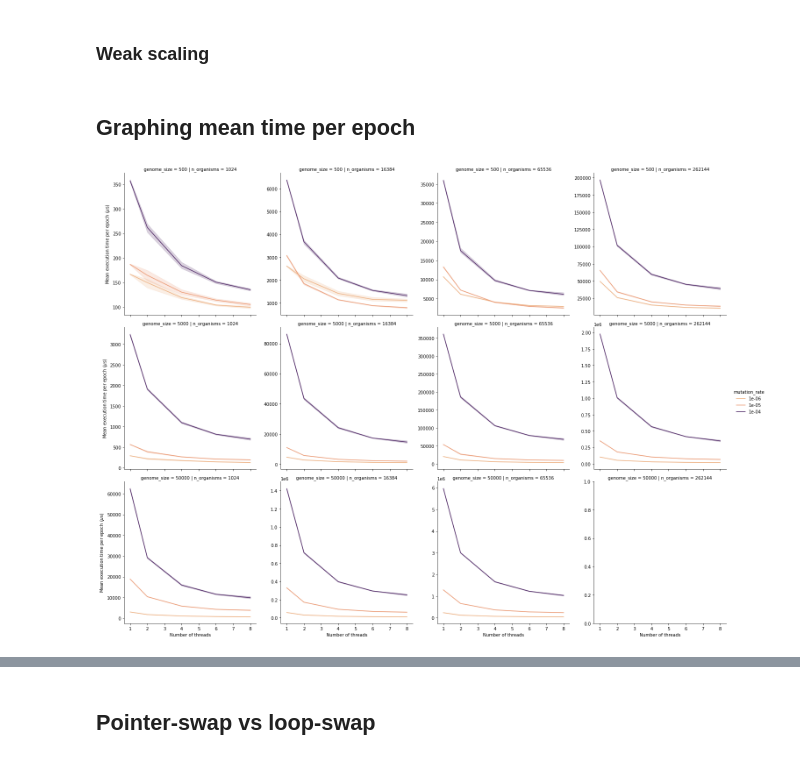
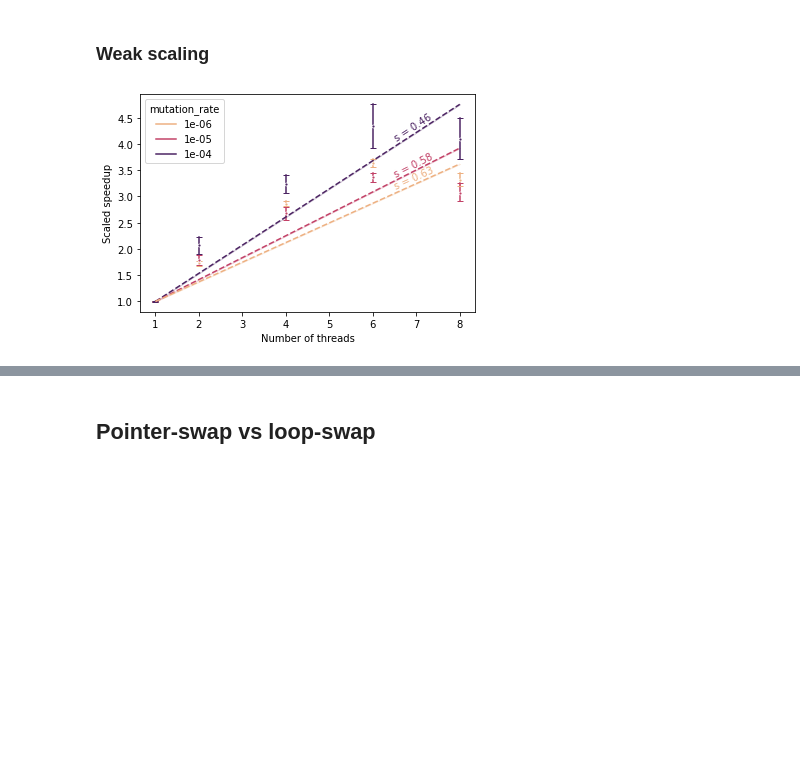
Before and after one commit to teobouvard/aevol-hpc, a Jupyter notebook: report/analysis.ipynb, the cells around one changed output, grey strips where cells are left out. Saved outputs shown, nothing was run; the diff lists cells and outputs as text; code cells hidden in the pictures; blank space fills up the shorter version.

Commit message:
Add Gustafson law benchmark fitting (wrong data, to be corrected)

```diff
--- a/report/analysis.ipynb
+++ b/report/analysis.ipynb
@@ -100,10 +120,10 @@ ax.get_figure().savefig('img/speedup_mutation_rate.pdf', bbox_inches='tight')
 # %%
 ax = sns.lineplot(data=df, x='n_threads', y='strong_speedup', hue='n_organisms', marker=".",
                   linestyle="", err_style='bars', palette="flare", hue_norm=mpl.colors.LogNorm(),
-                 err_kws=dict(capsize=3))
+                  err_kws=dict(capsize=3))
 colors = sorted(list(set(map(tuple, (l.get_c() for l in ax.get_lines())))))
 
-amdahl_params = fit_params(df, "n_organisms", amdahl)
+amdahl_params = fit_params(df, "n_threads", "strong_speedup", "n_organisms", amdahl)
 
 for i, curve in enumerate(sorted(amdahl_params, key=lambda x:x[1][0][0], reverse=False)):
     x_data = curve[0]
@@ -123,10 +143,10 @@ ax.get_figure().savefig('img/speedup_n_organisms.pdf', bbox_inches='tight')
 # %%
 ax = sns.lineplot(data=df, x='n_threads', y='strong_speedup', hue='genome_size', marker=".",
                   linestyle="", err_style='bars', palette="flare", hue_norm=mpl.colors.LogNorm(),
-                 err_kws=dict(capsize=3))
+                  err_kws=dict(capsize=3))
 colors = sorted(list(set(map(tuple, (l.get_c() for l in ax.get_lines())))))
 
-amdahl_params = fit_params(df, "genome_size", amdahl)
+amdahl_params = fit_params(df, "n_threads", "strong_speedup", "genome_size", amdahl)
 
 for i, curve in enumerate(sorted(amdahl_params, key=lambda x:x[1][0][0], reverse=False)):
     x_data = curve[0]
@@ -149,16 +167,37 @@ ax.get_figure().savefig('img/speedup_genome_size.pdf', bbox_inches='tight')
-# %% [markdown]
-## Graphing mean time per epoch
-# %%
-df_no_swp = df[(df['n_organisms'] != 512*512) | (df['genome_size'] != 50000)]
-fig = sns.relplot(data=df_no_swp, x="n_threads", y="time_per_epoch", hue="mutation_rate", col="n_organisms", kind="line", row="genome_size", legend="full", facet_kws={'sharey': False}, palette='flare')
-fig.set_xlabels("Number of threads")
-fig.set_ylabels("Mean execution time per epoch ($\mu$s)")
-
-# fix mix of scientific and decimal notation
-for legend in fig._legend.texts:
-    legend.set_text( f'{float(legend.get_text()):.0e}')
-
-plt.show(fig)
-fig.savefig('img/benchmark_omp_static.pdf')
-# %% [output]
-[figure, removed]
+# %%
+df = pd.read_csv('../benchmarks/weak_scaling_cpu.csv')
+df["n_organisms"] = df["grid_height"] * df["grid_width"]
+df["time_per_epoch"] = df["time"] / N_EPOCHS
+
+for mutation_rate in df["mutation_rate"].unique():
+    for genome_size in df["genome_size"].unique():
+        baseline = df[(df["n_threads"] == 1) & (df["genome_size"] == genome_size) & (df["mutation_rate"] == mutation_rate)]["time_per_epoch"].mean()
+        time_p = df[(df["genome_size"] == genome_size) & (df["mutation_rate"] == mutation_rate)]["time_per_epoch"]
+        n_threads = df[(df["genome_size"] == genome_size) & (df["mutation_rate"] == mutation_rate)]["n_threads"]
+        df.loc[(df["genome_size"] == genome_size) & (df["mutation_rate"] == mutation_rate), "weak_speedup"] = (n_threads * baseline) / time_p
+# %%
+ax = sns.lineplot(data=df, x='n_threads', y='weak_speedup', hue='mutation_rate', marker=".",
+                  linestyle="", err_style='bars', palette="flare", hue_norm=mpl.colors.LogNorm(),
+                  err_kws=dict(capsize=3))
+
+colors = sorted(list(set(map(tuple, (l.get_c() for l in ax.get_lines())))))
+
+gustafson_params = fit_params(df, "n_threads", "weak_speedup", "mutation_rate", gustafson)
+
+for i, curve in enumerate(sorted(gustafson_params, key=lambda x:x[1][0][0], reverse=False)):
+    x_data = curve[0]
+    fitted_param, variance = curve[1]
+    y_data = gustafson(x_data, fitted_param)
+    ax = sns.lineplot(x=x_data, y=y_data, linestyle='--', color=colors[i], legend=None)
+    line_annotate(f's = {fitted_param[0]:.2f}', ax.get_lines()[-1], 7, xytext=(0, 3), color=colors[i])
+
+# fix mix of scientific and decimal notation
+for legend in ax.legend_.texts:
+    legend.set_text(f'{float(legend.get_text()):.0e}')
+
+ax.set_xlabel("Number of threads")
+ax.set_ylabel("Scaled speedup")
+
+ax.get_figure().savefig('img/weak_speedup_mutation_rate.pdf', bbox_inches='tight')
+# %% [output]
+[figure, added]
```
Also changed, not shown: parts of 6 cells of this notebook, 14 other files.
